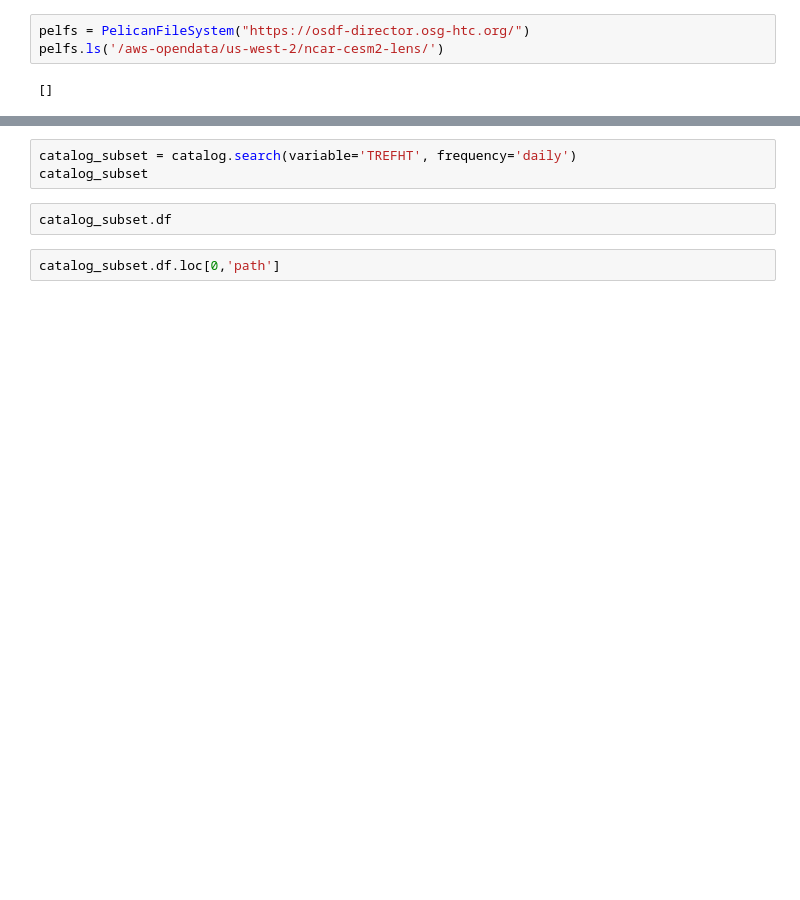
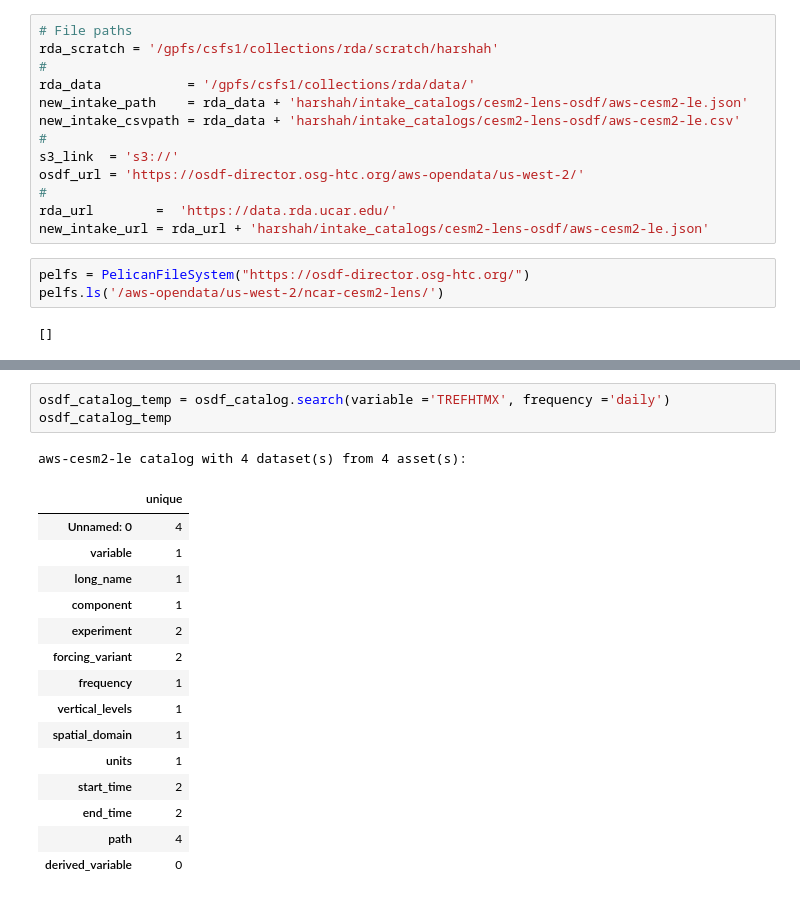
Before and after one commit to turetske/osdf_examples, a Jupyter notebook: jupyter_notebooks/cesm_osdf.ipynb, the cells around one changed output, grey strips where cells are left out. Saved outputs shown, nothing was run; the diff lists cells and outputs as text; blank space fills up the shorter version.

```diff
--- a/jupyter_notebooks/cesm_osdf.ipynb
+++ b/jupyter_notebooks/cesm_osdf.ipynb
@@ -51,3 +31,16 @@ pelfs.ls('/ncar/rda/ds559.0')
+# %%
+# File paths
+rda_scratch = '/gpfs/csfs1/collections/rda/scratch/harshah'
+#
+rda_data           = '/gpfs/csfs1/collections/rda/data/'
+new_intake_path    = rda_data + 'harshah/intake_catalogs/cesm2-lens-osdf/aws-cesm2-le.json'
+new_intake_csvpath = rda_data + 'harshah/intake_catalogs/cesm2-lens-osdf/aws-cesm2-le.csv'
+#
+s3_link  = 's3://'
+osdf_url = 'https://osdf-director.osg-htc.org/aws-opendata/us-west-2/'
+#
+rda_url        =  'https://data.rda.ucar.edu/'
+new_intake_url = rda_url + 'harshah/intake_catalogs/cesm2-lens-osdf/aws-cesm2-le.json'
 # %%
 pelfs = PelicanFileSystem("https://osdf-director.osg-htc.org/")
 pelfs.ls('/aws-opendata/us-west-2/ncar-cesm2-lens/')
@@ -112,8 +269,21 @@ catalog
 # %%
-catalog_subset = catalog.search(variable='TREFHT', frequency='daily')
-catalog_subset
+osdf_catalog_temp = osdf_catalog.search(variable ='TREFHTMX', frequency ='daily')
+osdf_catalog_temp
+# %% [output]
+aws-cesm2-le catalog with 4 dataset(s) from 4 asset(s):
+|  | unique |
+| Unnamed: 0 | 4 |
+| variable | 1 |
+| long_name | 1 |
+| component | 1 |
+| experiment | 2 |
+| forcing_variant | 2 |
+| frequency | 1 |
+| vertical_levels | 1 |
+| spatial_domain | 1 |
+| units | 1 |
+| start_time | 2 |
+| end_time | 2 |
+| path | 4 |
+| derived_variable | 0 |
-# %%
-catalog_subset.df
-# %%
-catalog_subset.df.loc[0,'path']
 # %%
```
Also changed, not shown: parts of 34 cells of this notebook.
